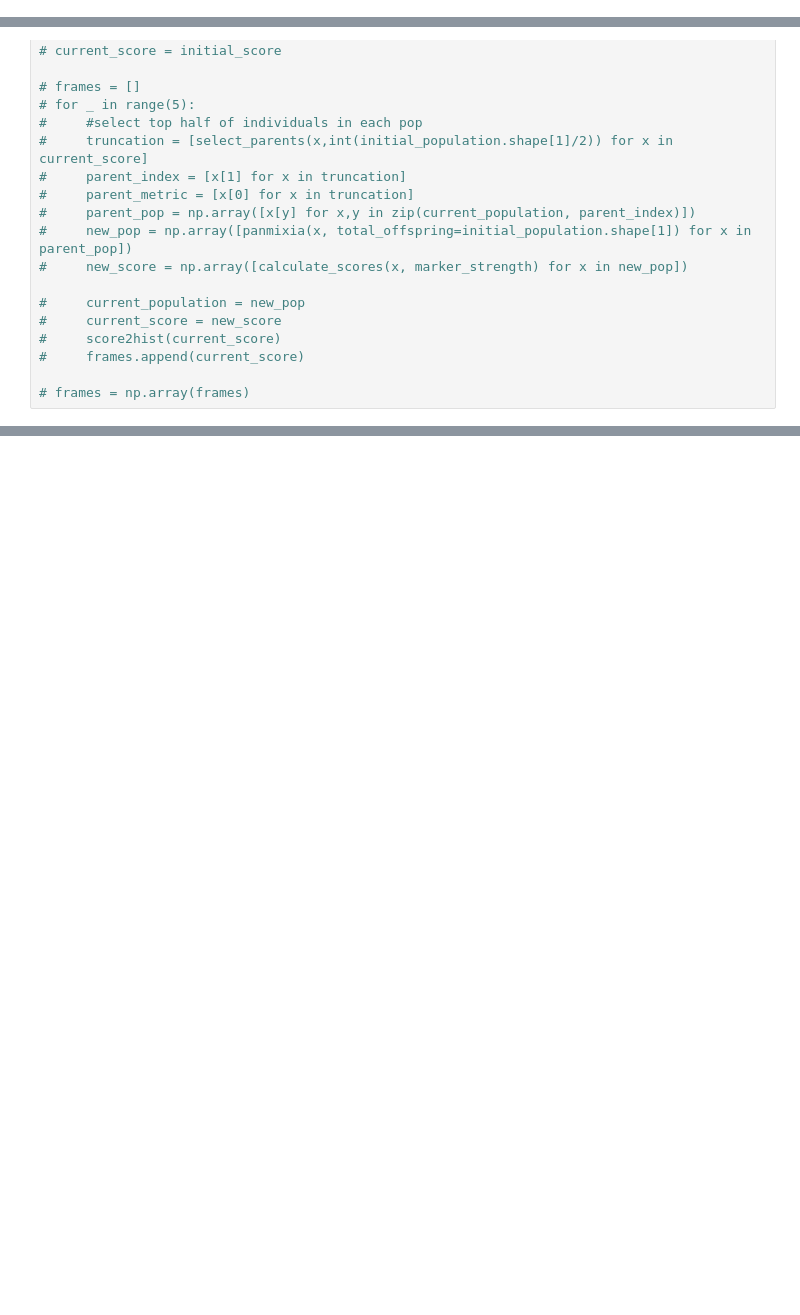
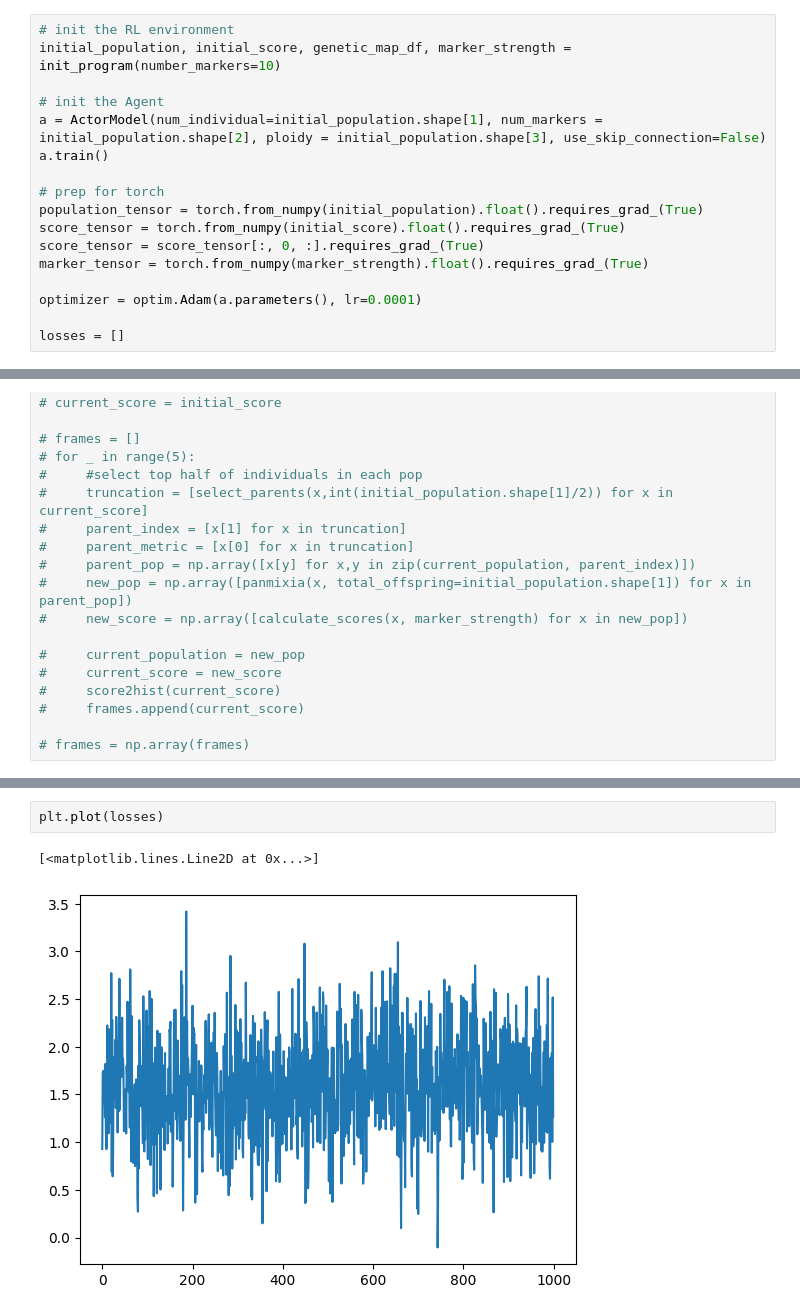
Before and after one commit to cjGO/breeder_agent, a Jupyter notebook: min.ipynb, the cells around one changed output, grey strips where cells are left out. Saved outputs shown, nothing was run; the diff lists cells and outputs as text; blank space fills up the shorter version.

```diff
--- a/min.ipynb
+++ b/min.ipynb
@@ -11,3 +502,20 @@ import torch.optim as optim
+# %%
+# init the RL environment
+initial_population, initial_score, genetic_map_df, marker_strength = init_program(number_markers=10)
+
+# init the Agent
+a = ActorModel(num_individual=initial_population.shape[1], num_markers = initial_population.shape[2], ploidy = initial_population.shape[3], use_skip_connection=False)
+a.train()
+
+# prep for torch
+population_tensor = torch.from_numpy(initial_population).float().requires_grad_(True)
+score_tensor = torch.from_numpy(initial_score).float().requires_grad_(True)
+score_tensor = score_tensor[:, 0, :].requires_grad_(True)
+marker_tensor = torch.from_numpy(marker_strength).float().requires_grad_(True)
+
+optimizer = optim.Adam(a.parameters(), lr=0.0001)
+
+losses = []
 # %%
 # Init
 
@@ -599,0 +864,5 @@ optimizer.step()
+# %%
+plt.plot(losses)
+# %% [output]
+[<matplotlib.lines.Line2D at 0x...>]
+[figure, added]
```
Also changed, not shown: parts of 17 cells of this notebook.
